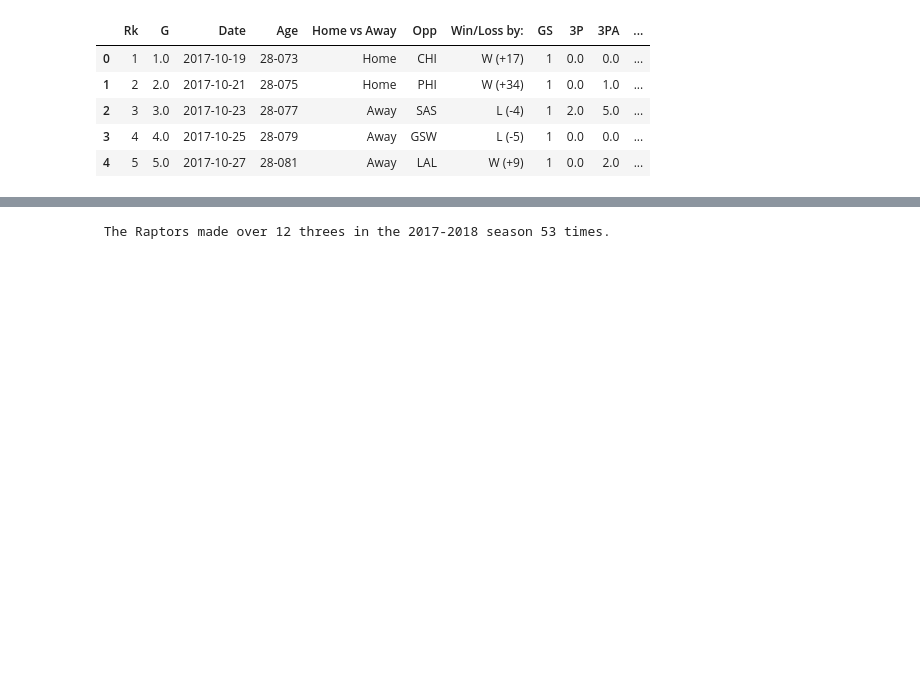
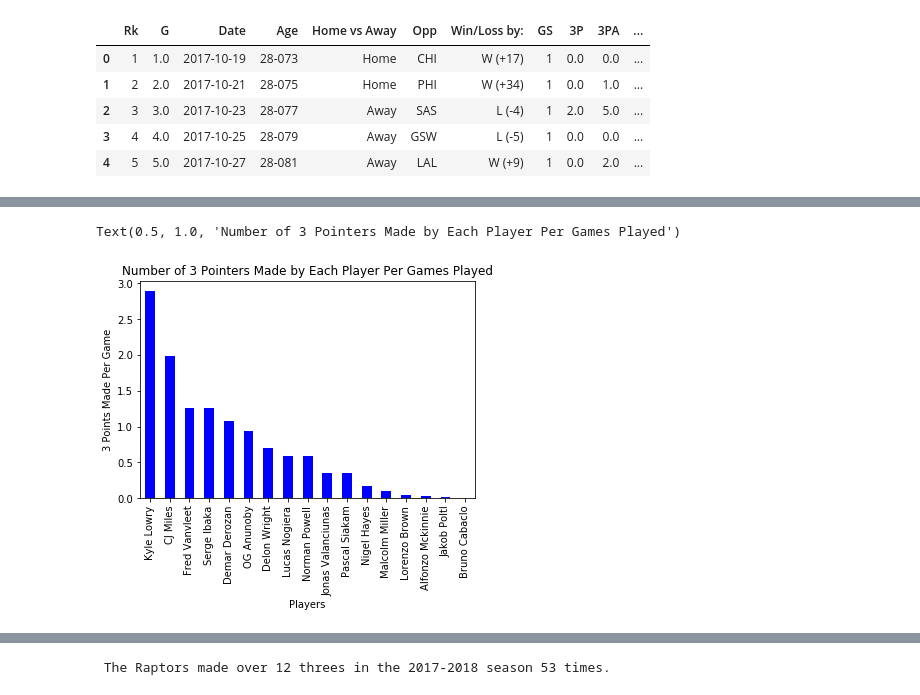
Before and after one commit to jferna73/project-one-, a Jupyter notebook: Data- Daniel/2017-2018 DataFrame.ipynb, the cells around one changed output, grey strips where cells are left out. Drawn from its saved outputs; the diff is of its cells as text; code cells hidden in the pictures; blank space fills up the shorter version.

```diff
--- a/Data- Daniel/2017-2018 DataFrame.ipynb
+++ b/Data- Daniel/2017-2018 DataFrame.ipynb
@@ -717,3 +702,6 @@ new_df.head()
 | 2 | 3 | 3.0 | 2017-10-23 | 28-077 | Away | SAS | L (-4) | 1 | 2.0 | 5.0 | ... |
 | 3 | 4 | 4.0 | 2017-10-25 | 28-079 | Away | GSW | L (-5) | 1 | 0.0 | 0.0 | ... |
 | 4 | 5 | 5.0 | 2017-10-27 | 28-081 | Away | LAL | W (+9) | 1 | 0.0 | 2.0 | ... |
+# %%
+players_name_group = new_df.groupby('Name')
+players_name_group.sum()['3P']
@@ -719,0 +779,15 @@ new_df.head()
+# %%
+# Finding the number of 3 pointers made by each players per games played
+threes_per_player_df = pd.DataFrame({"3 Points Made": players_name_group.sum()['3P'],
+                                     "3 Points Attempted": players_name_group.sum()['3PA'],
+                                 "Number of Games Played": players_name_group.count()['Rk']})
+threes_per_player_df['3 Points Made Per Game'] = threes_per_player_df['3 Points Made'] / threes_per_player_df['Number of Games Played']
+
+threes_per_players_sorted = threes_per_player_df.sort_values('3 Points Made Per Game', ascending = False)
+threes_per_players_sorted['3 Points Made Per Game'].plot.bar(color='blue')
+plt.xlabel("Players")
+plt.ylabel("3 Points Made Per Game")
+plt.title("Number of 3 Pointers Made by Each Player Per Games Played")
+# %% [output]
+Text(0.5, 1.0, 'Number of 3 Pointers Made by Each Player Per Games Played')
+[figure, added]
```
Also changed, not shown: parts of 20 cells of this notebook, 1 other file.
